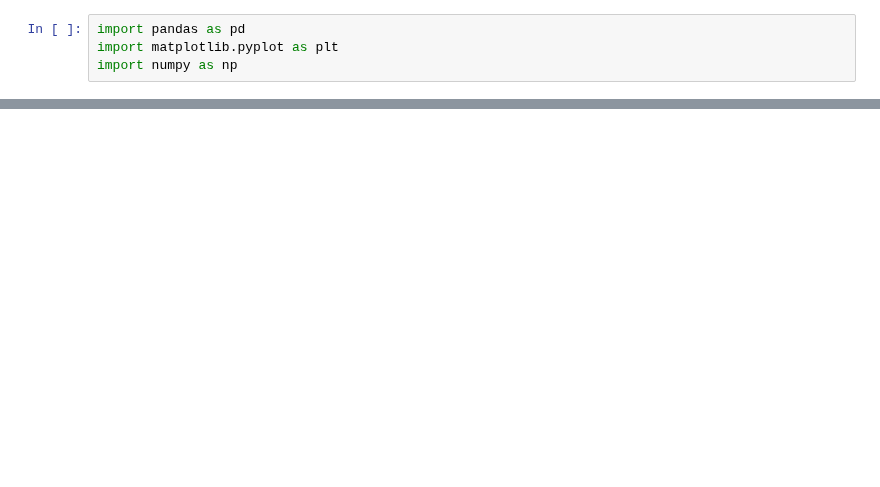
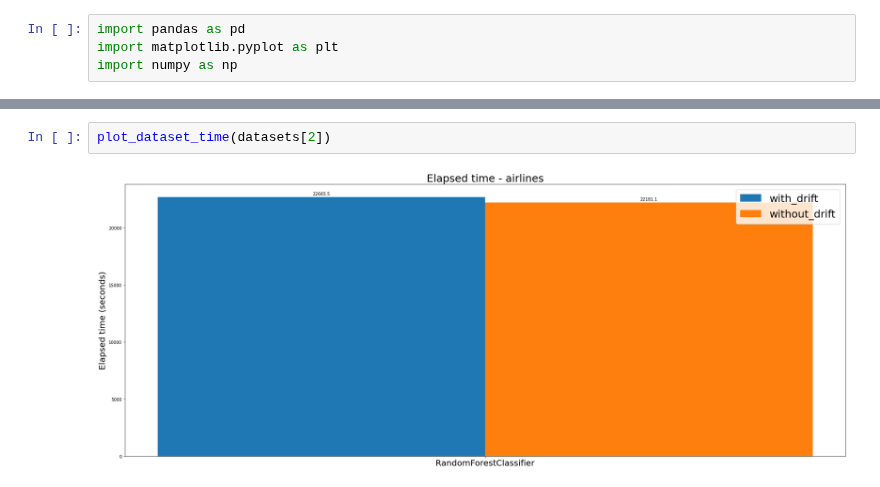
Before and after one commit to feamelo/drift-meta-learning, a Jupyter notebook: src/experiments/results/result_elapsed_time.ipynb, the cells around one changed output, grey strips where cells are left out. Drawn from its saved outputs; the diff is of its cells as text; blank space fills up the shorter version.

```diff
--- a/src/experiments/results/result_elapsed_time.ipynb
+++ b/src/experiments/results/result_elapsed_time.ipynb
@@ -59,0 +56,4 @@ plot_experiment_time(experiments[2])
+# %%
+plot_dataset_time(datasets[2])
+# %% [output]
+[figure, added]
```
Also changed, not shown: parts of 10 cells of this notebook, 16 other files.
